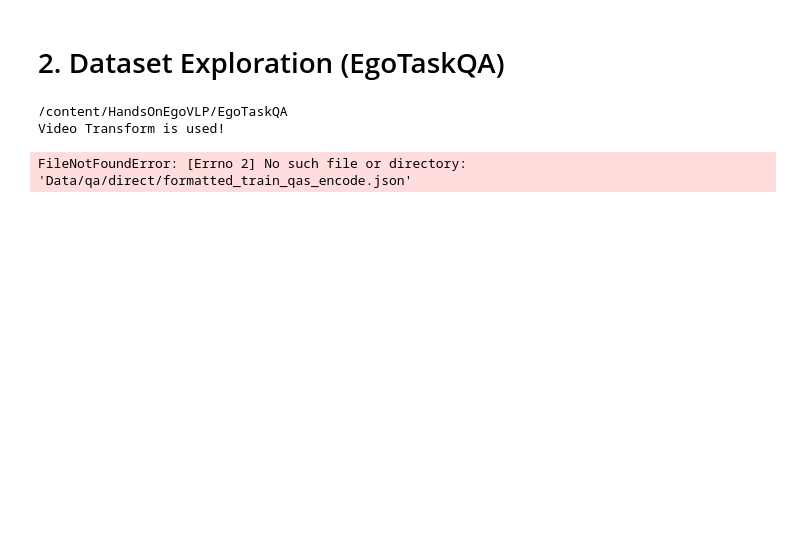
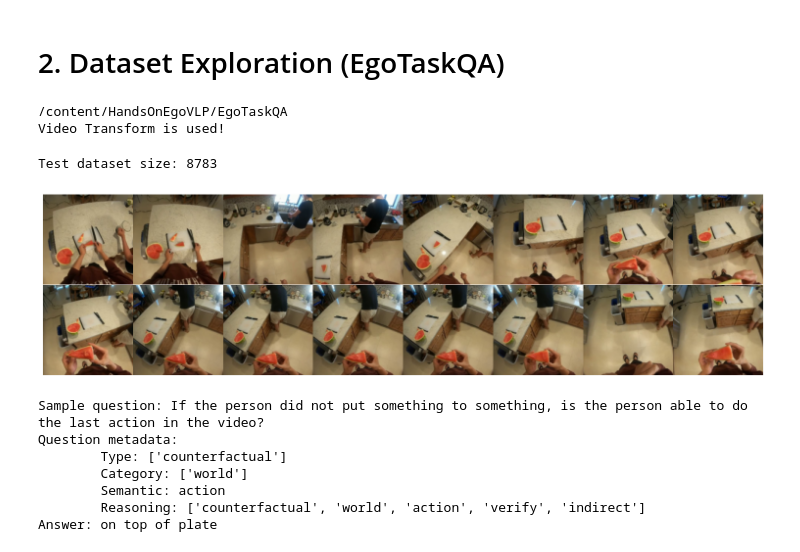
Before and after one commit to joshhan619/HandsOnEgoVLP, a Jupyter notebook: egovqa_handsonvlm.ipynb, the cells around one changed output. Cells and saved outputs as stored; diff of their text form; code cells hidden in the pictures; blank space fills up the shorter version.

Commit message:
Ran tests on EgoVLPv2 fine-tined checkpoint

```diff
--- a/egovqa_handsonvlm.ipynb
+++ b/egovqa_handsonvlm.ipynb
@@ -82,6 +83,9 @@ reasoning_unique_ca 100%[===================>]   1.86K  --.-KB/s    in 0s
 %cd /content/HandsOnEgoVLP/EgoTaskQA/
 from EgoTaskQA_dataset import EgoTaskQA, collate_func
 from transforms import init_transform_dict, init_video_transform_dict
+from torch.utils.data import DataLoader
+import torch
+import numpy as np
 import argparse
 
 args = {
@@ -90,55 +94,72 @@ args = {
     "per_gpu_batch_size": 8,
     "num_frames_per_video": 16,
     "frame_resolution": 224,
-    "lr": 2e-4
+    "lr": 2e-4,
+    "ngpus_per_node": torch.cuda.device_count(),
+    "dist_url": 'tcp://localhost:58472',
 }
 args = argparse.Namespace(**args)
 
-dataset_train = EgoTaskQA(dataset_name="EgoTaskQA", text_params={"input": "text"},
+device = torch.device("cuda" if torch.cuda.is_available() else "cpu")
+
+torch.backends.cudnn.benchmark = True
+
+dataset_test = EgoTaskQA(dataset_name="EgoTaskQA", text_params={"input": "text"},
                                   video_params={"input_res": args.frame_resolution,
                                                 "num_frames": args.num_frames_per_video,
                                                 "loading": "lax"},
                                   data_dir="./qa_videos",
                                   meta_dir="./Data/qa/" + args.dataset_split_type,
-                                  tsfms=init_video_transform_dict()['test'], reader='decord', split='train', neg_param=60, args=args)
+                                  tsfms=init_video_transform_dict()['test'], reader='decord', split='test', neg_param=60, args=args)
 
-print(f"Dataset train size: {len(dataset_train)}")
-print(f"Number of classes: {len(dataset_train.classes)}")
+sampler_test = torch.utils.data.RandomSampler(dataset_test)
+dataloader_test = DataLoader(dataset_test, batch_size=args.per_gpu_batch_size, drop_last=False, sampler=sampler_test, collate_fn=collate_func)
+
+print(f"Test dataset size: {len(dataset_test)}")
 # %% [output]
 /content/HandsOnEgoVLP/EgoTaskQA
 Video Transform is used!
-FileNotFoundError: [Errno 2] No such file or directory: 'Data/qa/direct/formatted_train_qas_encode.json'
+Test dataset size: 8783
 # %%
 import matplotlib.pyplot as plt
 import torch
 
 # Show a sample's video frames
 index = 100
-sample = dataset_train[100]
+sample = dataset_test[100]
 nrows = (args.num_frames_per_video+1)//2
 fig, ax = plt.subplots(2, nrows, figsize=(15,4))
 
 norm_mean=torch.tensor((0.485, 0.456, 0.406))
 norm_std=torch.tensor((0.229, 0.224, 0.225))
 
 for i in range(args.num_frames_per_video):
     frame = sample["video"][i, :, :, :]
     frame = frame*norm_std.view(-1, 1, 1) + norm_mean.view(-1, 1, 1) # Unnormalize
     row = i//nrows
     col = i%nrows
     ax[row, col].imshow(frame.permute(1, 2, 0))
     ax[row, col].axis('off')
     ax[row, col].set_xticklabels = []
     ax[row, col].set_yticklabels = []
 
 fig.tight_layout()
 plt.subplots_adjust(wspace=0, hspace=0)
 plt.show()
 
 print(f"Sample question: {sample['text']}")
 print(f"Question metadata:")
 print(f"\tType: {sample['meta']['type']}")
 print(f"\tCategory: {sample['meta']['category']}")
 print(f"\tSemantic: {sample['meta']['semantic']}")
 print(f"\tReasoning: {sample['meta']['reasoning']}")
-print(f"Answer: {dataset_train.metadata['answer'][sample['answer']]}")
+print(f"Answer: {dataset_test.metadata['answer'][sample['answer']]}")
+# %% [output]
+[figure, added]
+Sample question: If the person did not put something to something, is the person able to do the last action in the video?
+Question metadata:
+        Type: ['counterfactual']
+        Category: ['world']
+        Semantic: action
+        Reasoning: ['counterfactual', 'world', 'action', 'verify', 'indirect']
+Answer: on top of plate
```
Also changed, not shown: parts of 7 cells of this notebook.
